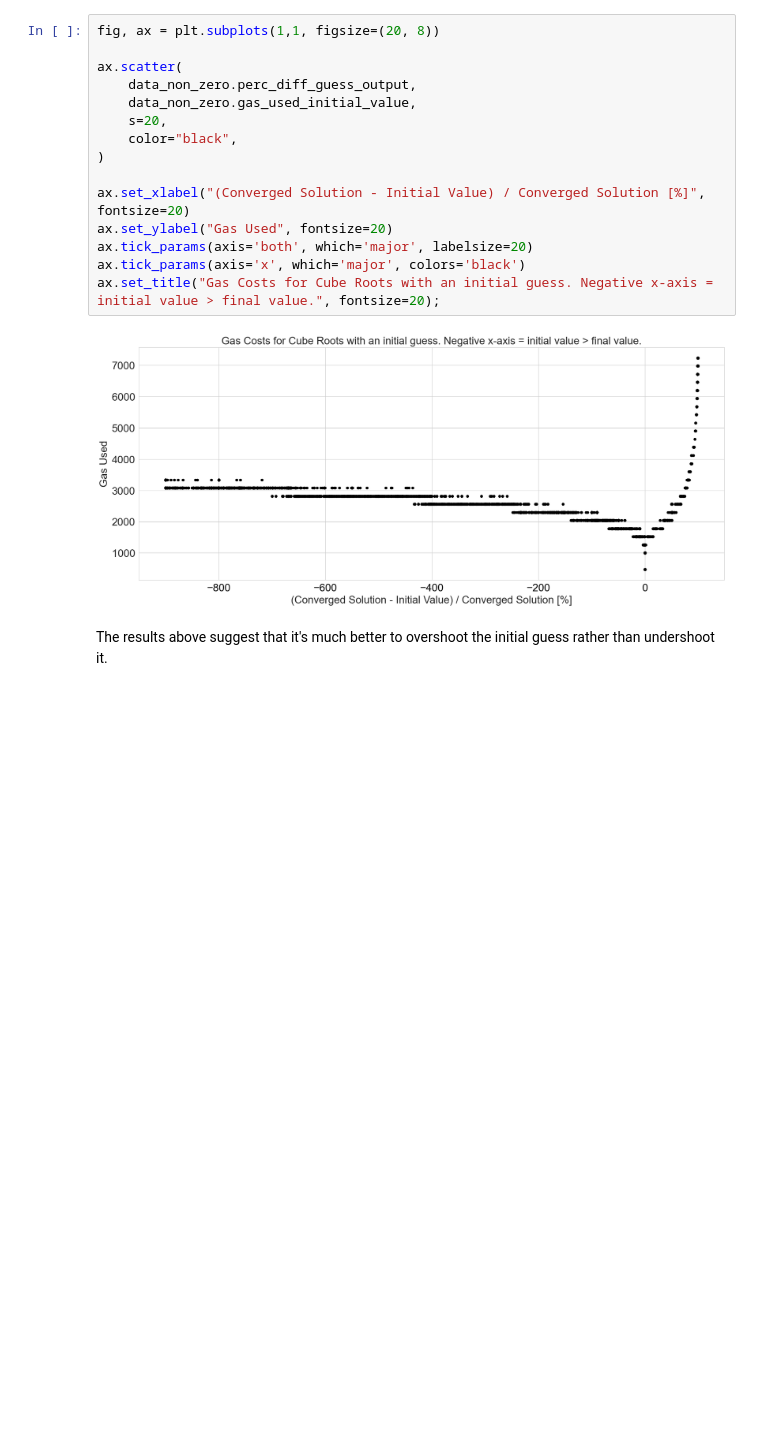
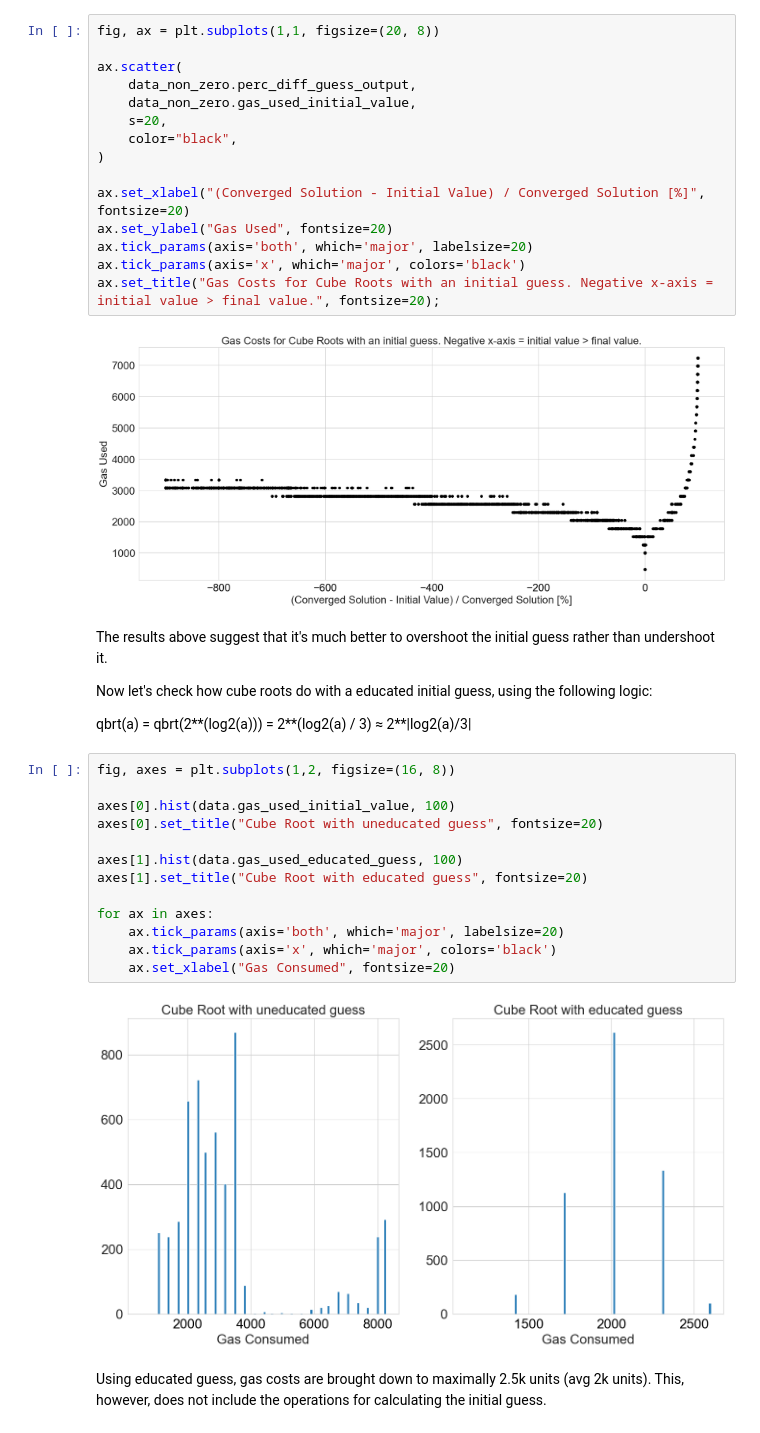
Before and after one commit to curvefi/tricrypto-ng, a Jupyter notebook: profiling/profiling_reports/report_cbrt.ipynb, the cells around one changed output. Drawn from its saved outputs; the diff is of its cells as text; blank space fills up the shorter version.

```diff
--- a/profiling/profiling_reports/report_cbrt.ipynb
+++ b/profiling/profiling_reports/report_cbrt.ipynb
@@ -101,3 +87,24 @@ ax.set_title("Gas Costs for Cube Roots with an initial guess. Negative x-axis =
 [figure]
 # %% [markdown]
 The results above suggest that it's much better to overshoot the initial guess rather than undershoot it.
+
+Now let's check how cube roots do with a educated initial guess, using the following logic:
+
+qbrt(a) = qbrt(2**(log2(a))) = 2**(log2(a) / 3) ≈ 2**|log2(a)/3|
+# %%
+fig, axes = plt.subplots(1,2, figsize=(16, 8))
+
+axes[0].hist(data.gas_used_initial_value, 100)
+axes[0].set_title("Cube Root with uneducated guess", fontsize=20)
+
+axes[1].hist(data.gas_used_educated_guess, 100)
+axes[1].set_title("Cube Root with educated guess", fontsize=20)
+
+for ax in axes:
+    ax.tick_params(axis='both', which='major', labelsize=20)
+    ax.tick_params(axis='x', which='major', colors='black')
+    ax.set_xlabel("Gas Consumed", fontsize=20)
+# %% [output]
+[figure, added]
+# %% [markdown]
+Using educated guess, gas costs are brought down to maximally 2.5k units (avg 2k units). This, however, does not include the operations for calculating the initial guess.
```
Also changed, not shown: parts of 3 cells of this notebook, 6 other files.
